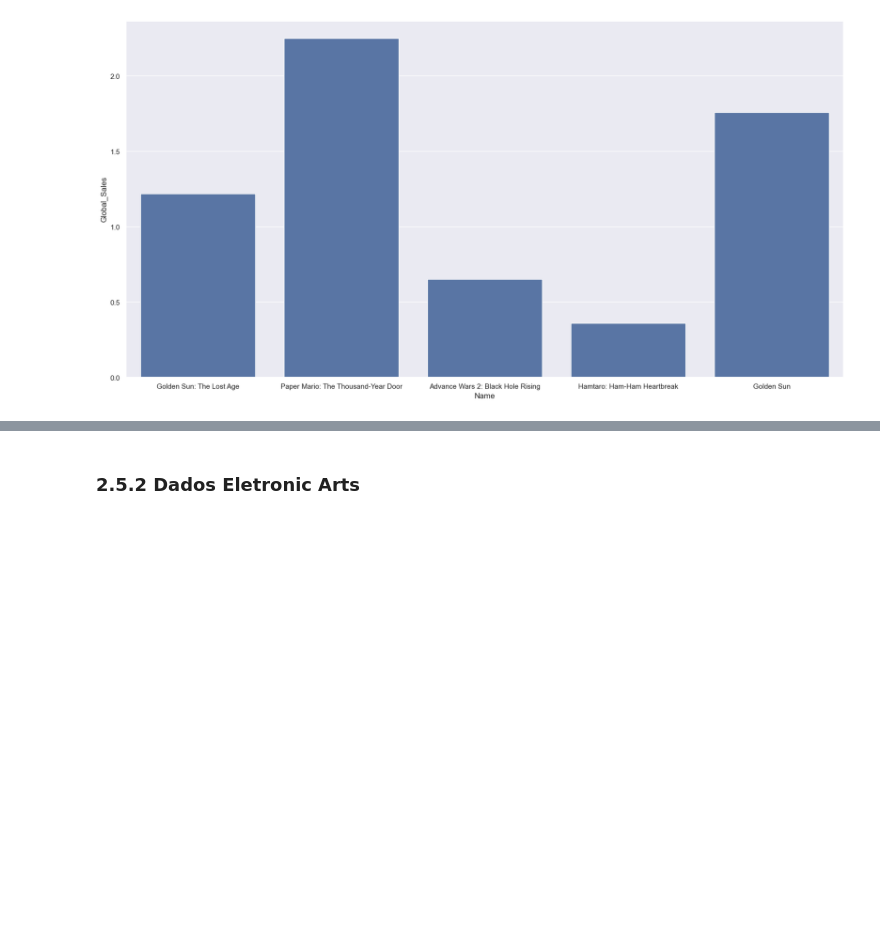
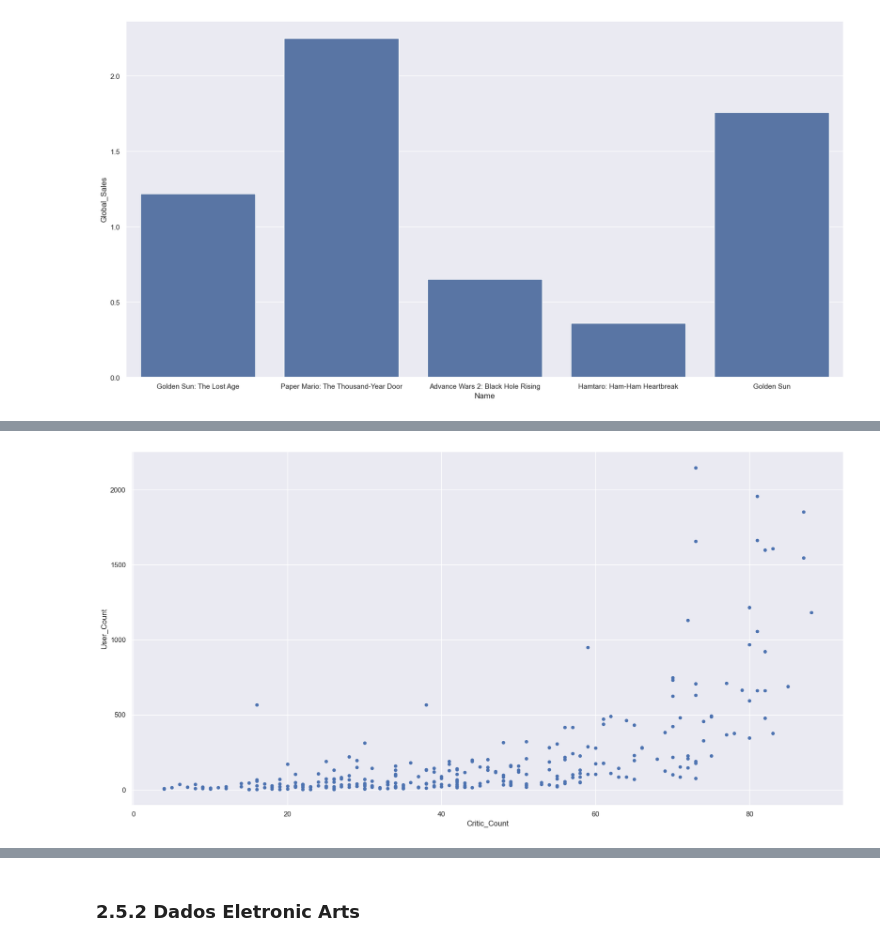
Before and after one commit to PedroMiguelCecato/ICD_Project, a Jupyter notebook: Presentatio.ipynb, the cells around one changed output, grey strips where cells are left out. Cells and saved outputs as stored; diff of their text form; code cells hidden in the pictures; blank space fills up the shorter version.

```diff
--- a/Presentatio.ipynb
+++ b/Presentatio.ipynb
@@ -662,0 +680,5 @@ plt.show()
+# %%
+NintendoScore_df.plot.scatter(x = "Critic_Count", y ="User_Count" )
+plt.show()
+# %% [output]
+[figure, added]
```
Also changed, not shown: parts of 8 cells of this notebook.
